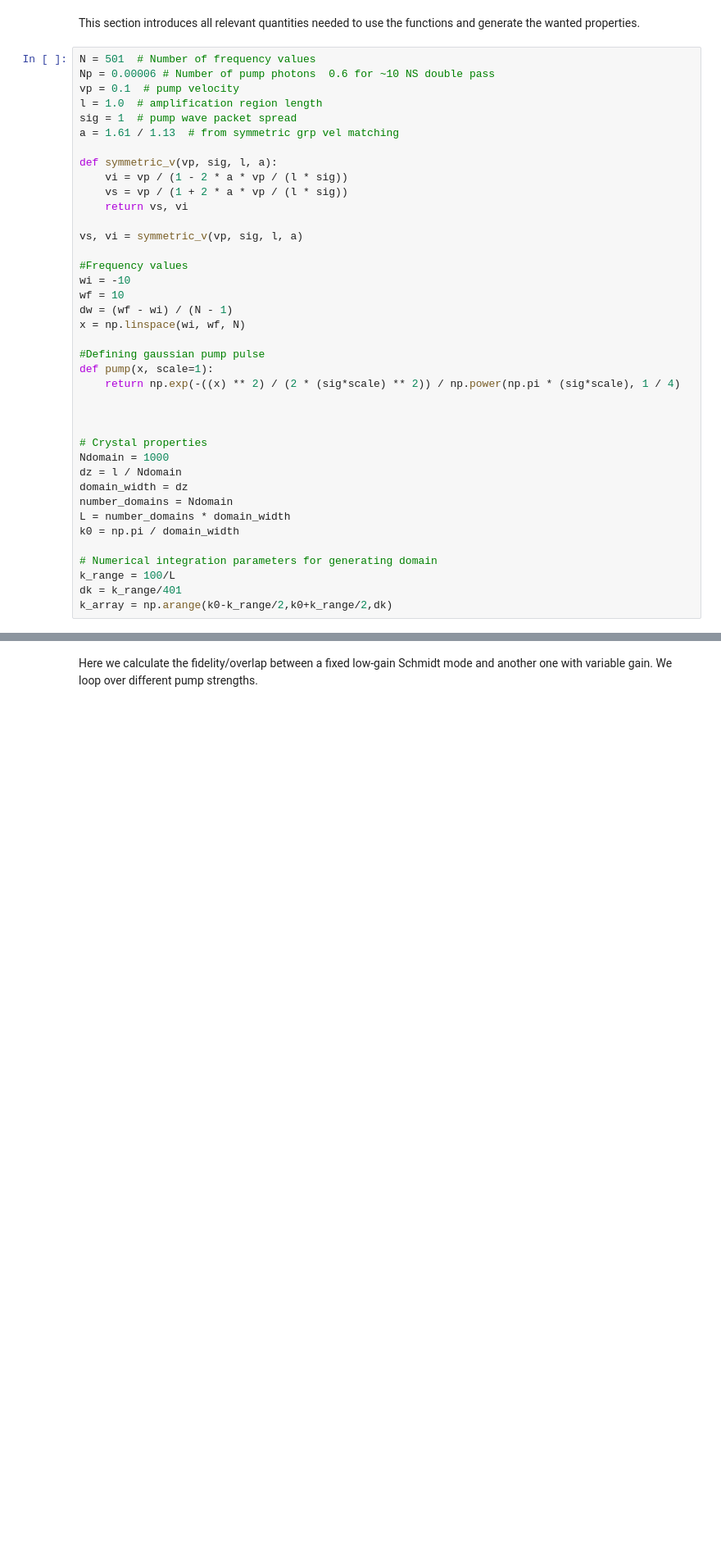
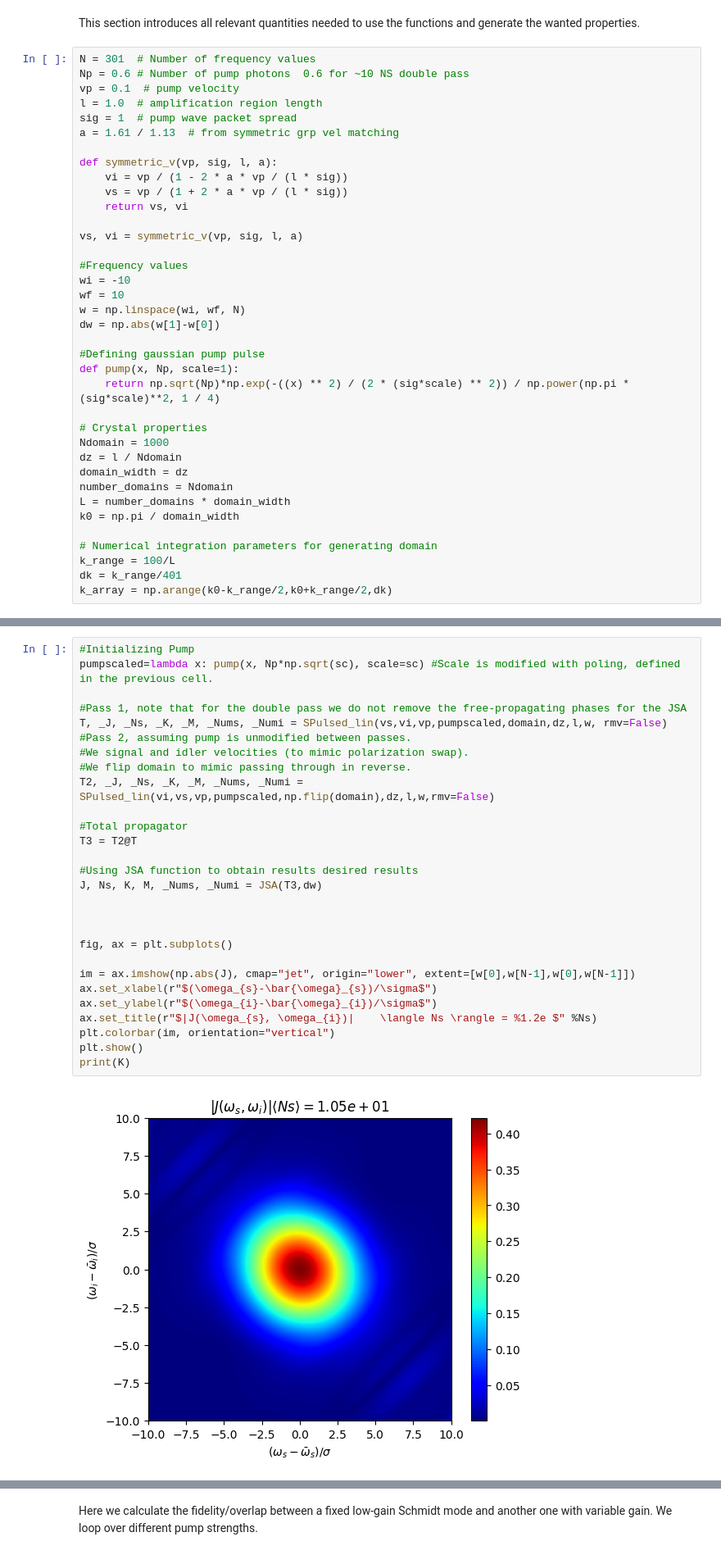
Before and after one commit to polyquantique/NeedALight, a Jupyter notebook: NeedALight/examples/example_doublepass.ipynb, the cells around one changed output, grey strips where cells are left out. Shown at 82% size. Drawn from its saved outputs; the diff is of its cells as text; blank space fills up the shorter version.

```diff
--- a/NeedALight/examples/example_doublepass.ipynb
+++ b/NeedALight/examples/example_doublepass.ipynb
@@ -11,8 +10,8 @@ from tqdm import tqdm
 # %% [markdown]
 This section introduces all relevant quantities needed to use the functions and generate the wanted properties.
 # %%
-N = 501  # Number of frequency values
-Np = 0.00006 # Number of pump photons  0.6 for ~10 NS double pass
+N = 301  # Number of frequency values
+Np = 0.6 # Number of pump photons  0.6 for ~10 NS double pass
 vp = 0.1  # pump velocity
 l = 1.0  # amplification region length
 sig = 1  # pump wave packet spread
@@ -28,14 +27,12 @@ vs, vi = symmetric_v(vp, sig, l, a)
 #Frequency values
 wi = -10
 wf = 10
-dw = (wf - wi) / (N - 1)
-x = np.linspace(wi, wf, N)
+w = np.linspace(wi, wf, N)
+dw = np.abs(w[1]-w[0])
 
 #Defining gaussian pump pulse
-def pump(x, scale=1):
-    return np.exp(-((x) ** 2) / (2 * (sig*scale) ** 2)) / np.power(np.pi * (sig*scale), 1 / 4)
-
-
+def pump(x, Np, scale=1):
+    return np.sqrt(Np)*np.exp(-((x) ** 2) / (2 * (sig*scale) ** 2)) / np.power(np.pi * (sig*scale)**2, 1 / 4)
 
 # Crystal properties
 Ndomain = 1000
@@ -145,0 +74,30 @@ We obtain the Schmidt modes from the N matrix and plot the first relevant mode.
+# %%
+#Initializing Pump
+pumpscaled=lambda x: pump(x, Np*np.sqrt(sc), scale=sc) #Scale is modified with poling, defined in the previous cell.
+
+#Pass 1, note that for the double pass we do not remove the free-propagating phases for the JSA
+T, _J, _Ns, _K, _M, _Nums, _Numi = SPulsed_lin(vs,vi,vp,pumpscaled,domain,dz,l,w, rmv=False)
+#Pass 2, assuming pump is unmodified between passes.
+#We signal and idler velocities (to mimic polarization swap).
+#We flip domain to mimic passing through in reverse.
+T2, _J, _Ns, _K, _M, _Nums, _Numi = SPulsed_lin(vi,vs,vp,pumpscaled,np.flip(domain),dz,l,w,rmv=False)
+
+#Total propagator
+T3 = T2@T
+
+#Using JSA function to obtain results desired results
+J, Ns, K, M, _Nums, _Numi = JSA(T3,dw)
+
+
+
+fig, ax = plt.subplots()
+
+im = ax.imshow(np.abs(J), cmap="jet", origin="lower", extent=[w[0],w[N-1],w[0],w[N-1]])
+ax.set_xlabel(r"$(\omega_{s}-\bar{\omega}_{s})/\sigma$")
+ax.set_ylabel(r"$(\omega_{i}-\bar{\omega}_{i})/\sigma$")
+ax.set_title(r"$|J(\omega_{s}, \omega_{i})|    \langle Ns \rangle = %1.2e $" %Ns)
+plt.colorbar(im, orientation="vertical")
+plt.show()
+print(K)
+# %% [output]
+[figure, added]
```
Also changed, not shown: parts of 17 cells of this notebook.
